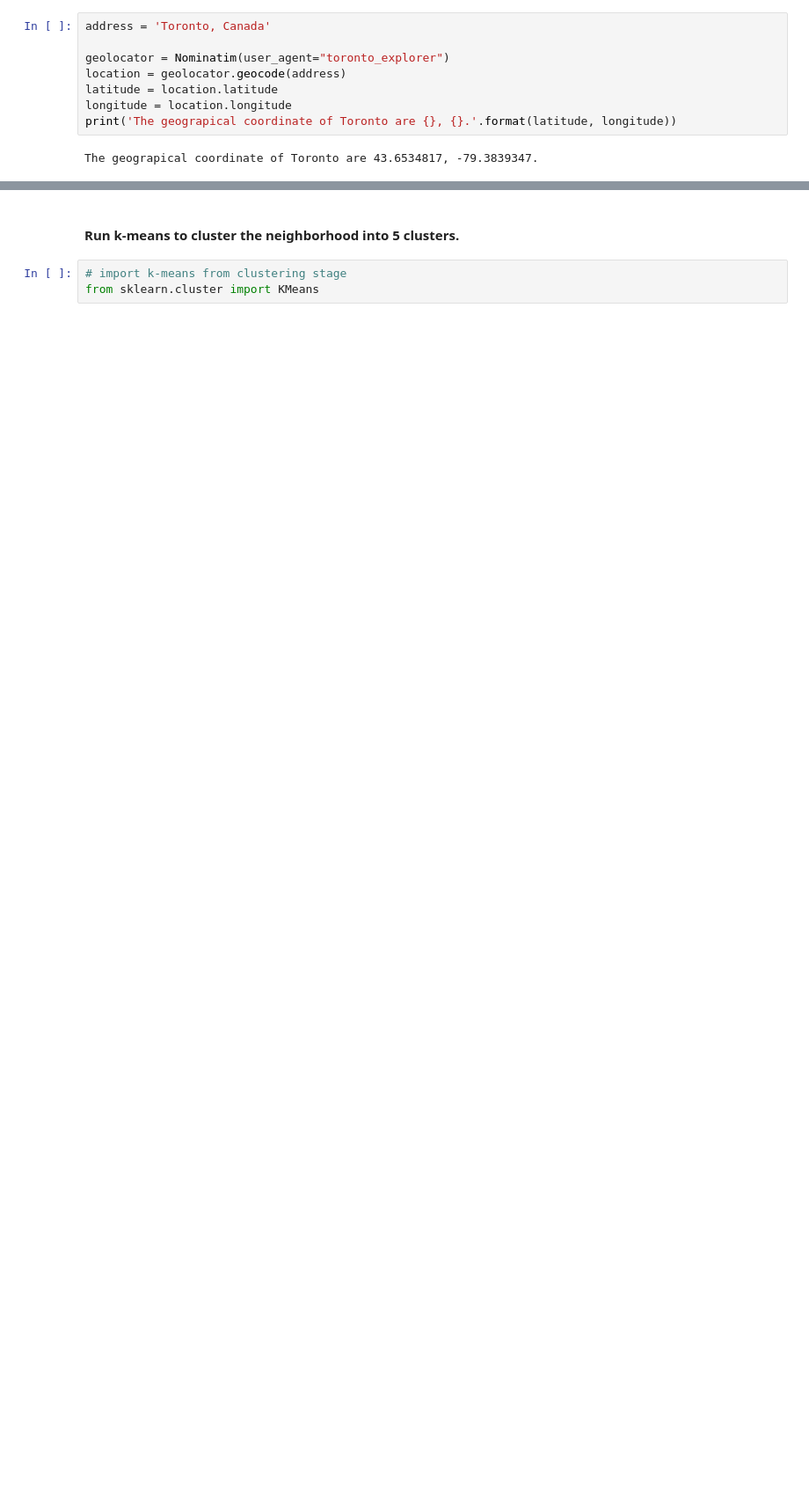
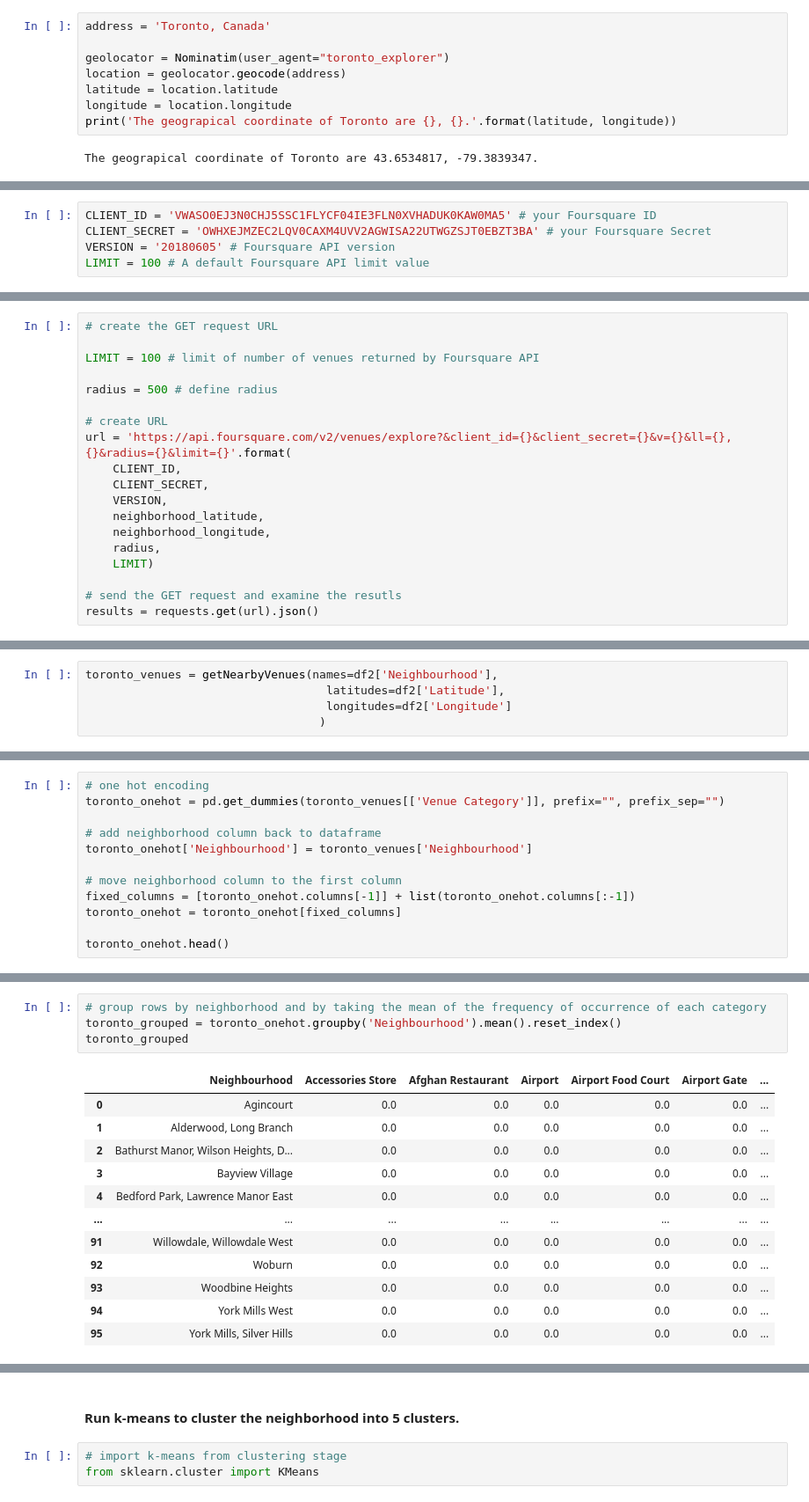
Before and after one commit to fafa-gu/IBM_Capstone_Project, a Jupyter notebook: Week3_Segmenting and Clustering Neighborhoods in Toronto.ipynb, the cells around one changed output, grey strips where cells are left out. Shown: that part at 88% size. Drawn from its saved outputs; the diff is of its cells as text; blank space fills up the shorter version.

```diff
--- a/Week3_Segmenting and Clustering Neighborhoods in Toronto.ipynb
+++ b/Week3_Segmenting and Clustering Neighborhoods in Toronto.ipynb
@@ -130,0 +141,5 @@ map_totonto
+# %%
+CLIENT_ID = 'VWASO0EJ3N0CHJ5SSC1FLYCF04IE3FLN0XVHADUK0KAW0MA5' # your Foursquare ID
+CLIENT_SECRET = 'OWHXEJMZEC2LQV0CAXM4UVV2AGWISA22UTWGZSJT0EBZT3BA' # your Foursquare Secret
+VERSION = '20180605' # Foursquare API version
+LIMIT = 100 # A default Foursquare API limit value
@@ -130,0 +163,19 @@ map_totonto
+# %%
+# create the GET request URL
+
+LIMIT = 100 # limit of number of venues returned by Foursquare API
+
+radius = 500 # define radius
+
+# create URL
+url = 'https://api.foursquare.com/v2/venues/explore?&client_id={}&client_secret={}&v={}&ll={},{}&radius={}&limit={}'.format(
+    CLIENT_ID,
+    CLIENT_SECRET,
+    VERSION,
+    neighborhood_latitude,
+    neighborhood_longitude,
+    radius,
+    LIMIT)
+
+# send the GET request and examine the resutls
+results = requests.get(url).json()
@@ -130,0 +236,5 @@ map_totonto
+# %%
+toronto_venues = getNearbyVenues(names=df2['Neighbourhood'],
+                                   latitudes=df2['Latitude'],
+                                   longitudes=df2['Longitude']
+                                  )
@@ -130,0 +293,12 @@ map_totonto
+# %%
+# one hot encoding
+toronto_onehot = pd.get_dummies(toronto_venues[['Venue Category']], prefix="", prefix_sep="")
+
+# add neighborhood column back to dataframe
+toronto_onehot['Neighbourhood'] = toronto_venues['Neighbourhood']
+
+# move neighborhood column to the first column
+fixed_columns = [toronto_onehot.columns[-1]] + list(toronto_onehot.columns[:-1])
+toronto_onehot = toronto_onehot[fixed_columns]
+
+toronto_onehot.head()
@@ -130,0 +313,17 @@ map_totonto
+# %%
+# group rows by neighborhood and by taking the mean of the frequency of occurrence of each category
+toronto_grouped = toronto_onehot.groupby('Neighbourhood').mean().reset_index()
+toronto_grouped
+# %% [output]
+|  | Neighbourhood | Accessories Store | Afghan Restaurant | Airport | Airport Food Court | Airport Gate | ... |
+| 0 | Agincourt | 0.0 | 0.0 | 0.0 | 0.0 | 0.0 | ... |
+| 1 | Alderwood, Long Branch | 0.0 | 0.0 | 0.0 | 0.0 | 0.0 | ... |
+| 2 | Bathurst Manor, Wilson Heights, D... | 0.0 | 0.0 | 0.0 | 0.0 | 0.0 | ... |
+| 3 | Bayview Village | 0.0 | 0.0 | 0.0 | 0.0 | 0.0 | ... |
+| 4 | Bedford Park, Lawrence Manor East | 0.0 | 0.0 | 0.0 | 0.0 | 0.0 | ... |
+| ... | ... | ... | ... | ... | ... | ... | ... |
+| 91 | Willowdale, Willowdale West | 0.0 | 0.0 | 0.0 | 0.0 | 0.0 | ... |
+| 92 | Woburn | 0.0 | 0.0 | 0.0 | 0.0 | 0.0 | ... |
+| 93 | Woodbine Heights | 0.0 | 0.0 | 0.0 | 0.0 | 0.0 | ... |
+| 94 | York Mills West | 0.0 | 0.0 | 0.0 | 0.0 | 0.0 | ... |
+| 95 | York Mills, Silver Hills | 0.0 | 0.0 | 0.0 | 0.0 | 0.0 | ... |
```
Also changed, not shown: parts of 25 cells of this notebook.
